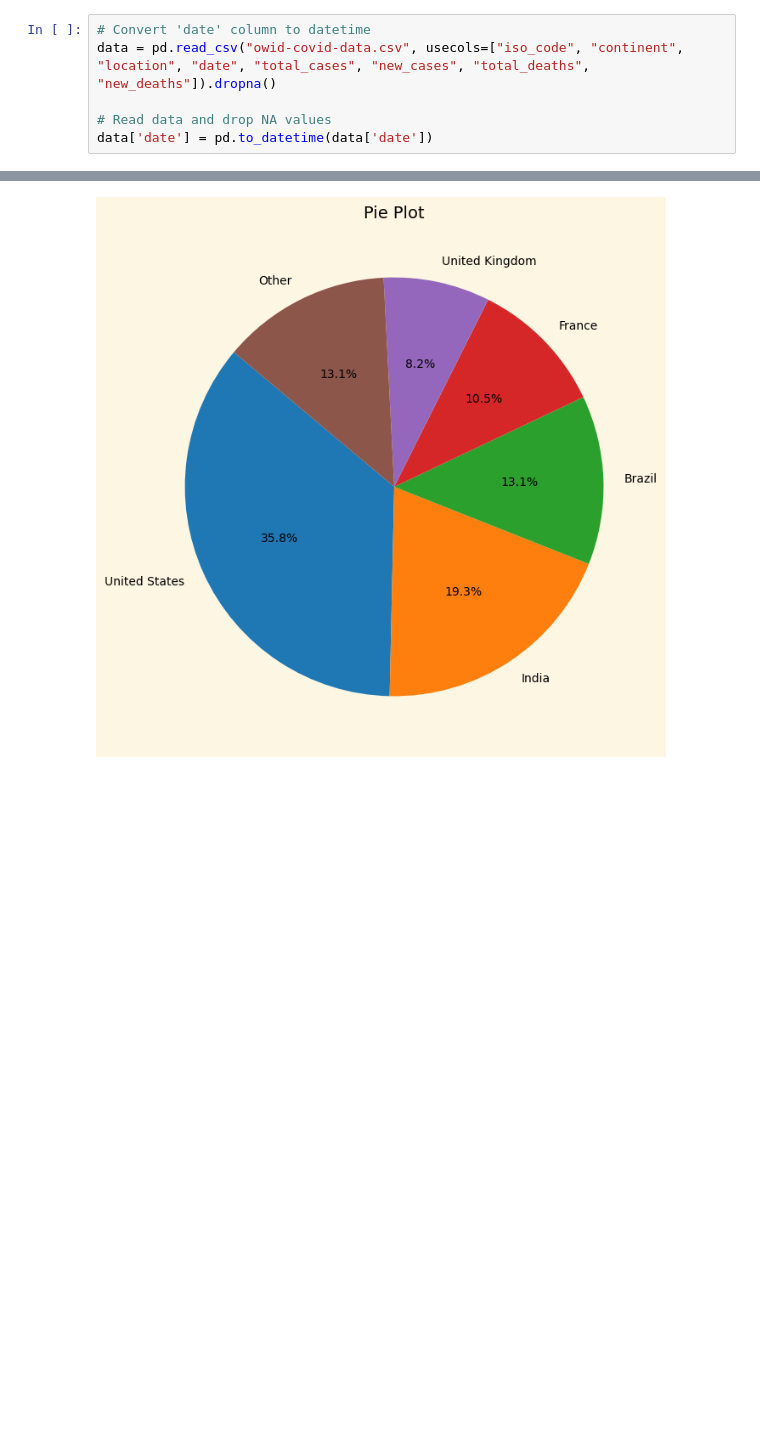
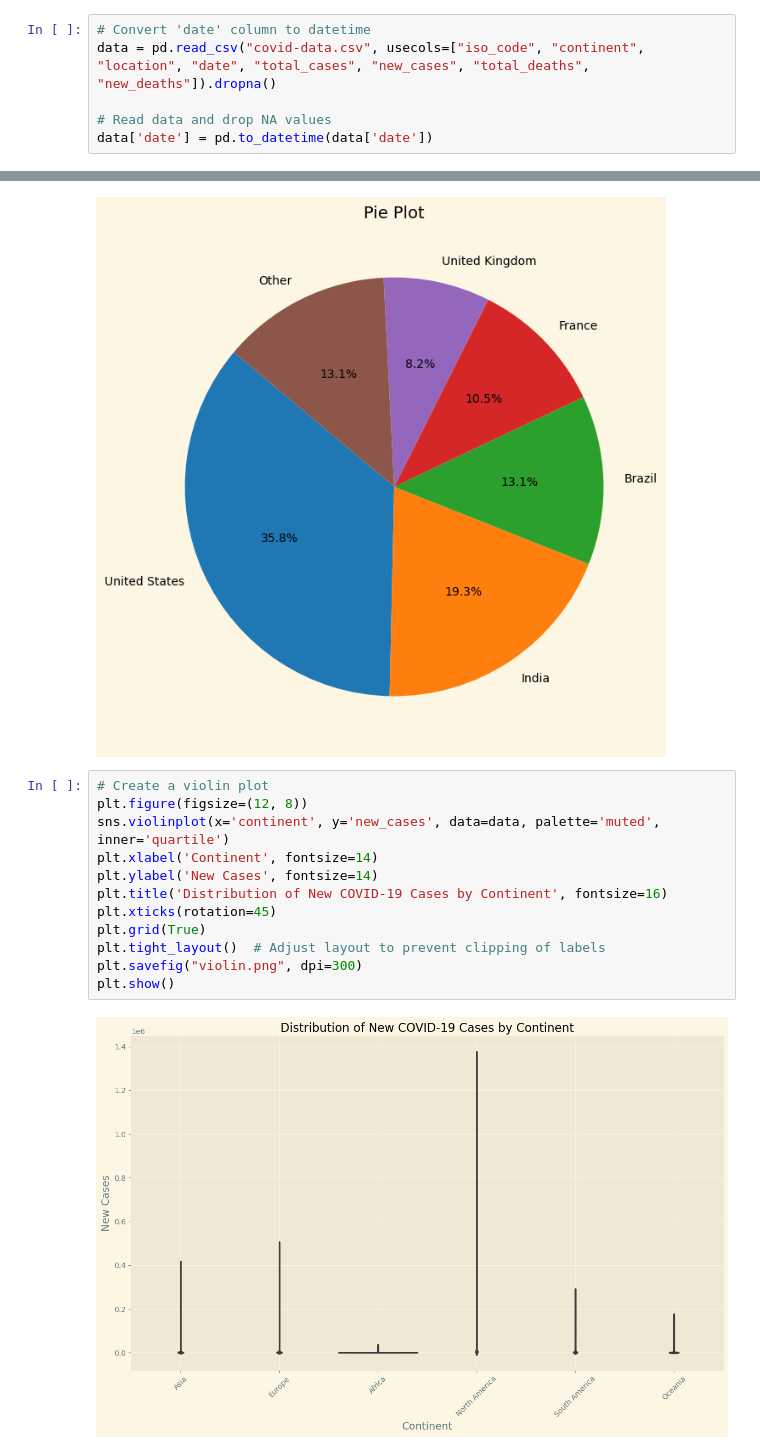
Before and after one commit to BehrozKhawar-23005633/Applied-Data-Science-Assignment-2, a Jupyter notebook: Assignment 2.ipynb, the cells around one changed output, grey strips where cells are left out. Drawn from its saved outputs; the diff is of its cells as text; blank space fills up the shorter version.

```diff
--- a/Assignment 2.ipynb
+++ b/Assignment 2.ipynb
@@ -15,6 +11,6 @@ covid = pd.read_csv("owid-covid-data.csv")
 # %%
 # Convert 'date' column to datetime
-data = pd.read_csv("owid-covid-data.csv", usecols=["iso_code", "continent", "location", "date", "total_cases", "new_cases", "total_deaths", "new_deaths"]).dropna()
+data = pd.read_csv("covid-data.csv", usecols=["iso_code", "continent", "location", "date", "total_cases", "new_cases", "total_deaths", "new_deaths"]).dropna()
 
 # Read data and drop NA values
 data['date'] = pd.to_datetime(data['date'])
@@ -71,3 +67,17 @@ plt.savefig("pie_chart.png", dpi=300)
 plt.show()
 # %% [output]
 [figure]
+# %%
+# Create a violin plot
+plt.figure(figsize=(12, 8))
+sns.violinplot(x='continent', y='new_cases', data=data, palette='muted', inner='quartile')
+plt.xlabel('Continent', fontsize=14)
+plt.ylabel('New Cases', fontsize=14)
+plt.title('Distribution of New COVID-19 Cases by Continent', fontsize=16)
+plt.xticks(rotation=45)
+plt.grid(True)
+plt.tight_layout()  # Adjust layout to prevent clipping of labels
+plt.savefig("violin.png", dpi=300)
+plt.show()
+# %% [output]
+[figure, added]
```
Also changed, not shown: parts of 4 cells of this notebook.
